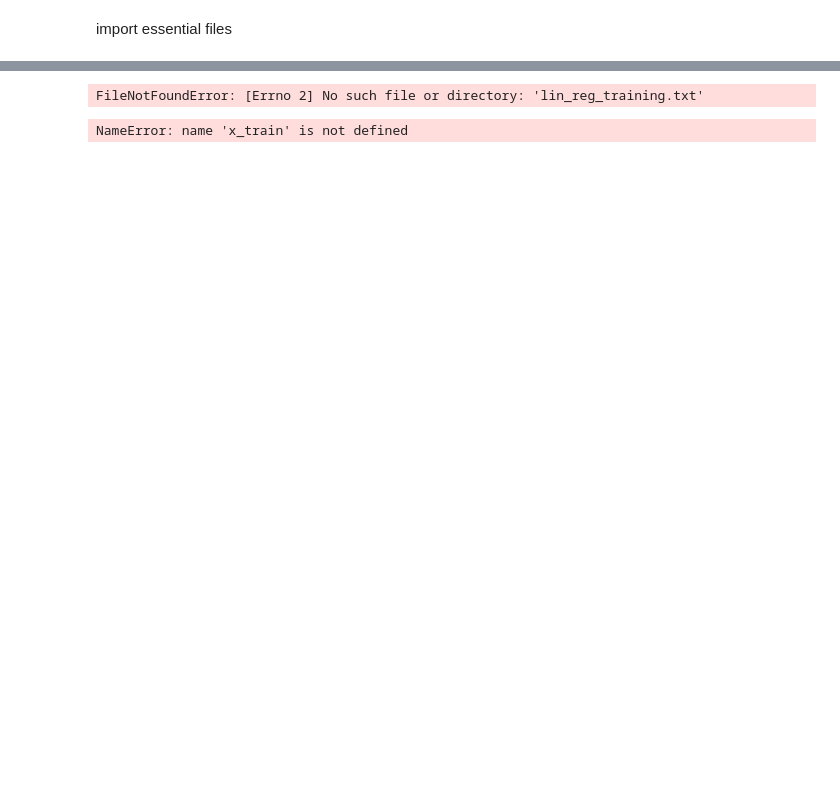
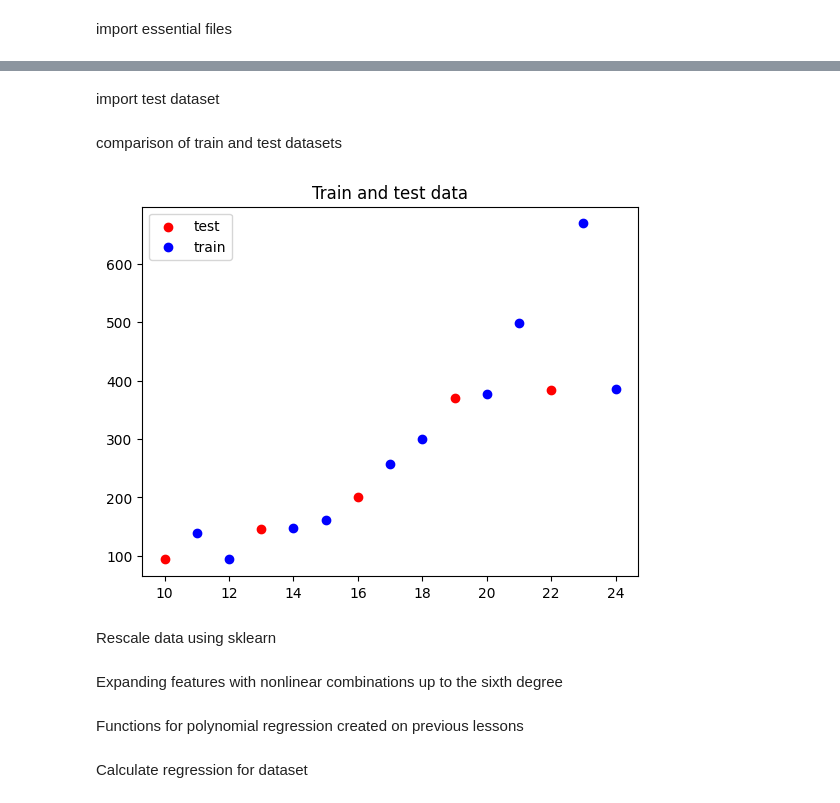
Before and after one commit to gabsbruh/Machine-Learning, a Jupyter notebook: 4. regularization/main.ipynb, the cells around one changed output, grey strips where cells are left out. Saved outputs shown, nothing was run; the diff lists cells and outputs as text; code cells hidden in the pictures; blank space fills up the shorter version.

```diff
--- a/4. regularization/main.ipynb
+++ b/4. regularization/main.ipynb
@@ -12,15 +14,11 @@ import dataset
 # %%
-with open("lin_reg_training.txt") as f:
+with open("lin_reg_training.csv") as f:
     csv_reader = csv.reader(f)
     examples = []
     for row in csv_reader:
         examples.append([float(cell) for cell in row])
     data = np.array(examples)
-    y = data[:, 1].T
-    x = data[:, 2].T
-    X = np.concatenate([np.ones([1, x.shape[1]]), x])
-
-print(f'{X.shape=}')
-print(f'{y.shape=}')
+    x_train = data[:, 0]
+    y_train = data[:, 1]
+    X = np.concatenate([np.ones((data.shape[0], 1)), data[:, 0].reshape(-1, 1)], axis=1)
+    y = y_train
-# %% [output]
-FileNotFoundError: [Errno 2] No such file or directory: 'lin_reg_training.txt'
@@ -30,7 +25,34 @@ drive.mount('/content/drive')
+# %% [markdown]
+import test dataset
+# %%
+with open("lin_reg_test.csv") as f:
+    csv_reader = csv.reader(f)
+    examples = []
+    for row in csv_reader:
+        examples.append([float(cell) for cell in row])
+    data = np.array(examples)
+    x_test = data[:, 0]
+    y_test = data[:, 1]
+    x_test_before_scale = x_test
+# %% [markdown]
+comparison of train and test datasets
+# %%
+plt.scatter(x_test, y_test, color='red', label="test")
+plt.scatter(x_train, y_train, color='blue', label="train")
+plt.title("Train and test data")
+plt.legend()
+plt.show()
+# %% [output]
+[figure, added]
+# %% [markdown]
+Rescale data using sklearn
 # %%
 from sklearn.preprocessing import StandardScaler
 
 standard_scaler = StandardScaler()
+x_train = x_train.reshape(-1,1)
 x_train = standard_scaler.fit_transform(x_train)
+x_test = x_test.reshape(-1,1)
+x_test = standard_scaler.transform(x_test)
-# %% [output]
-NameError: name 'x_train' is not defined
+# %% [markdown]
+Expanding features with nonlinear combinations up to the sixth degree
@@ -36,0 +64,2 @@ NameError: name 'x_train' is not defined
+# %% [markdown]
+Functions for polynomial regression created on previous lessons
@@ -36,0 +121,2 @@ NameError: name 'x_train' is not defined
+# %% [markdown]
+Calculate regression for dataset
```
Also changed, not shown: parts of 37 cells of this notebook.
